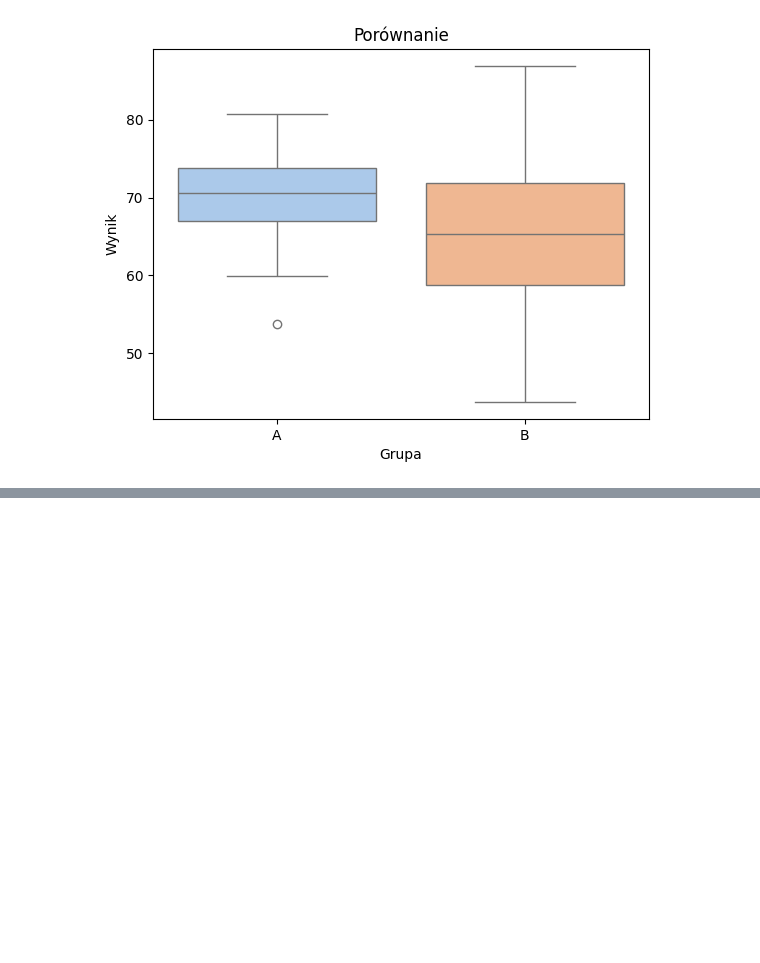
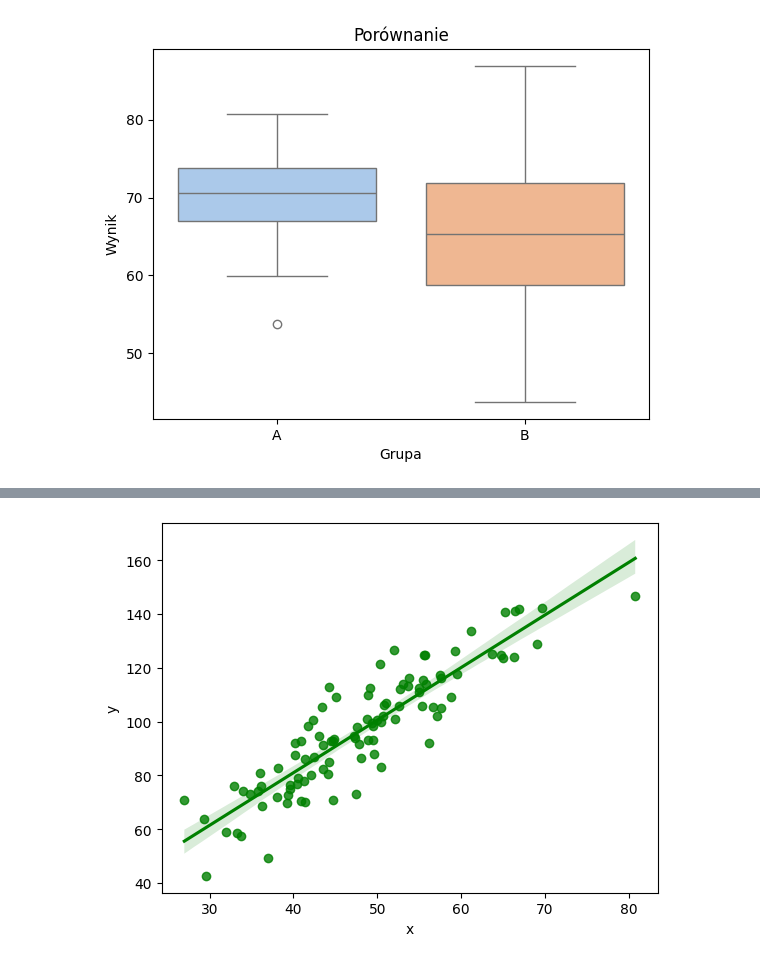
Before and after one commit to rajkonkret/PythonAnalizaDanych_17_11_2025, a Jupyter notebook: cwiczenie5.ipynb, the cells around one changed output, grey strips where cells are left out. Drawn from its saved outputs; the diff is of its cells as text; code cells hidden in the pictures; blank space fills up the shorter version.

```diff
--- a/cwiczenie5.ipynb
+++ b/cwiczenie5.ipynb
@@ -93,0 +104,7 @@ Text(0.5, 1.0, 'Porównanie')
+# %%
+df = pd.DataFrame({"x":x, "y":y})
+
+sns.regplot(x="x", y="y", data=df, color="green")
+plt.show()
+# %% [output]
+[figure, added]
```
Also changed, not shown: parts of 2 cells of this notebook.
